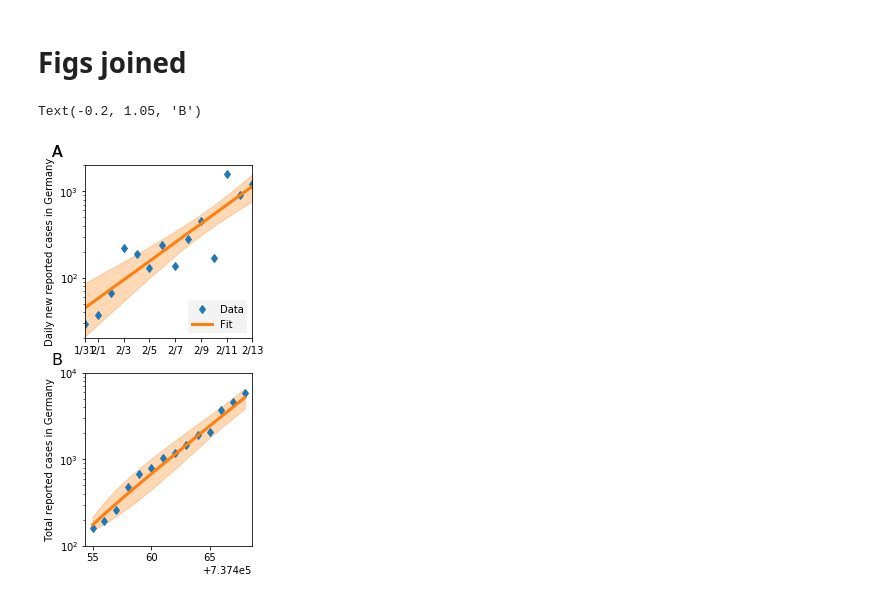
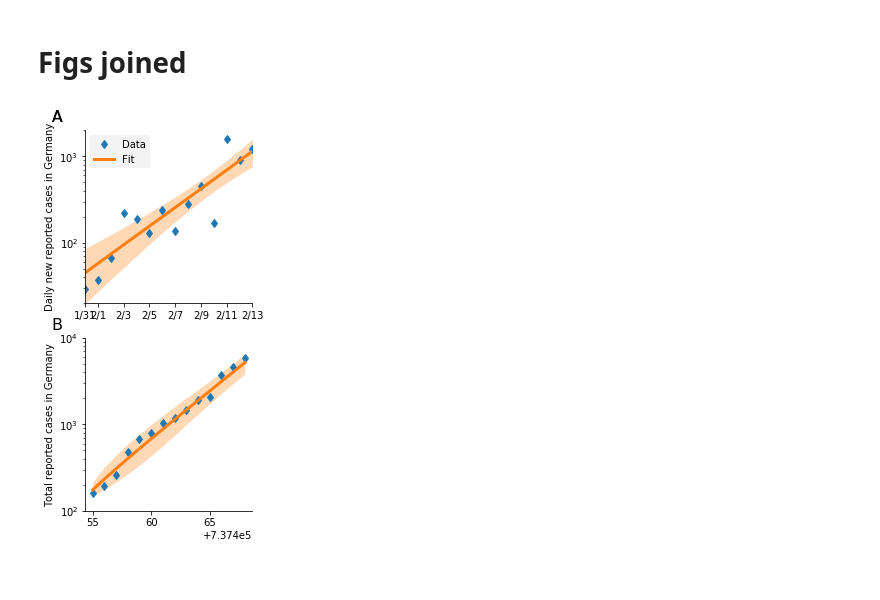
Before and after one commit to Priesemann-Group/covid19_inference_forecast, a Jupyter notebook: scripts/paper/SIR_onset_simple.ipynb, the cells around one changed output. Saved outputs shown, nothing was run; the diff lists cells and outputs as text; code cells hidden in the pictures.

Commit message:
some consistency with other distirbution plots

```diff
--- a/scripts/paper/SIR_onset_simple.ipynb
+++ b/scripts/paper/SIR_onset_simple.ipynb
@@ -520,7 +520,7 @@ ax.plot(mpl_dates, np.diff(cases_obs), 'd', markersize=6, label='Data')
 
 percentiles = np.percentile(trace.new_cases_past, q=2.5, axis=0), np.percentile(trace.new_cases_past, q=97.5, axis=0)
 ax.plot(mpl_dates, np.median(trace.new_cases_past, axis=0),color='tab:orange', label='Fit', lw=3)
-ax.fill_between(mpl_dates, percentiles[0], percentiles[1], alpha=0.3, color='tab:orange')
+ax.fill_between(mpl_dates, percentiles[0], percentiles[1], alpha=0.3, color='tab:orange', lw=0)
 
 ax.text(pos_letter[0], pos_letter[1], "A", transform=ax.transAxes, size=letter_size)
 ax.xaxis.set_major_locator(matplotlib.dates.AutoDateLocator())
@@ -530,7 +530,7 @@ ax.set_xlim(start_date, end_date)
 ax.set_yscale('log')
 ax.set_ylim([20,2000])
 ax.set_ylabel(ylabel_new)
-ax.legend(loc="lower right")
+ax.legend(loc="upper left")
 ax.get_legend().get_frame().set_linewidth(0.0)
 ax.get_legend().get_frame().set_facecolor("#F0F0F0")
 #ax.set_ylim(new_c_ylim)
@@ -548,33 +548,36 @@ ax = ax_cases_total
 ax.plot(mpl_dates, cases_obs[1:], 'd', markersize=6, label='Data')
 cum_cases = np.cumsum(trace.new_cases_past, axis=1) + cases_obs[0]
 percentiles = np.percentile(cum_cases, q=2.5, axis=0), np.percentile(cum_cases, q=97.5, axis=0)
 ax.plot(mpl_dates, np.median(cum_cases, axis=0),color='tab:orange', label='Fit (with 95% CI)', lw=3)
-ax.fill_between(mpl_dates, percentiles[0], percentiles[1], alpha=0.3, color='tab:orange')
+ax.fill_between(mpl_dates, percentiles[0], percentiles[1], alpha=0.3, color='tab:orange', lw=0)
 
 
 
 # ax.xaxis.set_major_locator(matplotlib.dates.AutoDateLocator())
 # #ax.xaxis.set_major_formatter(matplotlib.dates.DateFormatter('%-m/%-d'))
 #ax.set_xlim(start_date, end_date)
 ax.set_yscale('log')
 ax.set_ylabel(ylabel_cum)
 ax.set_ylim([100,10000])
 
 ax_cases_new.text(pos_letter[0], pos_letter[1], "A", transform=ax_cases_new.transAxes, size=titlesize)
 ax_cases_total.text(pos_letter[0], pos_letter[1], "B", transform=ax_cases_total.transAxes, size=titlesize)
 
 # format_date_xticks(ax_cases_new,True)
 # format_date_xticks(ax_cases_total,True)
 
 
 
 # #ax.legend()
 # ax.text(pos_letter[0], pos_letter[1], "B", transform=ax.transAxes, size=letter_size)
 # ax.xaxis.set_major_locator(matplotlib.dates.AutoDateLocator())
 # ax.xaxis.set_major_formatter(matplotlib.dates.DateFormatter('%-m/%-d'))
 # ax.set_xlim(start_date, end_date)
 
 #plt.savefig("Fig1_A.png", bbox_inches="tight", pad_inches=0.1, dpi=300)
+
+for ax in fig.get_axes():
+    ax.spines['top'].set_visible(False)
+    ax.spines['right'].set_visible(False)
 # %% [output]
-Text(-0.2, 1.05, 'B')
-[figure, old version]
+[figure, new version]
```
Also changed, not shown: parts of 4 cells of this notebook.
